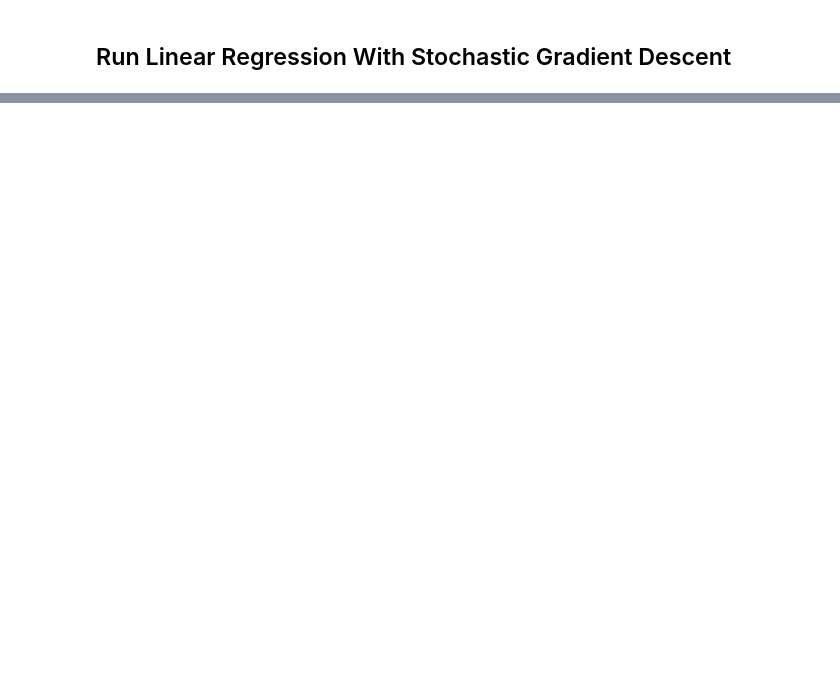
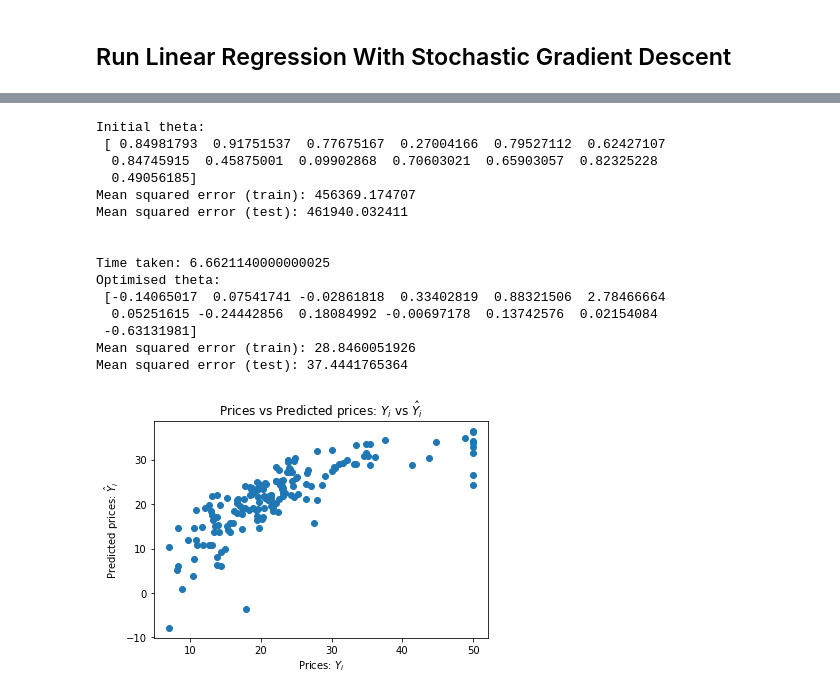
Before and after one commit to spiritedtechie/boston-house-prices-prediction, a Jupyter notebook: Boston House Prices - Linear Regression.ipynb, the cells around one changed output, grey strips where cells are left out. Drawn from its saved outputs; the diff is of its cells as text; code cells hidden in the pictures; blank space fills up the shorter version.

```diff
--- a/Boston House Prices - Linear Regression.ipynb
+++ b/Boston House Prices - Linear Regression.ipynb
@@ -227,0 +249,42 @@ TODO
+# %%
+debug = False
+num_of_iterations = 3000
+alpha = 0.00001 # learning rate
+
+initial_theta = np.random.rand((X.shape[1]))
+mse_on_train = mean_squared_error(X_train, y_train, initial_theta)
+mse_on_test = mean_squared_error(X_test, y_test, initial_theta)
+
+print('Initial theta: \n', initial_theta)
+print("Mean squared error (train):", mse_on_train)
+print("Mean squared error (test):", mse_on_test)
+
+print('\n')
+start = time.clock()
+optimised_theta = gradient_descent_stochastic(X_train, y_train, initial_theta, alpha, num_of_iterations)
+print("Time taken:", time.clock() - start)
+mse_on_train = mean_squared_error(X_train, y_train, optimised_theta)
+mse_on_test = mean_squared_error(X_test, y_test, optimised_theta)
+print('Optimised theta: \n', optimised_theta)
+print("Mean squared error (train):", mse_on_train)
+print("Mean squared error (test):", mse_on_test)
+
+y_pred = X_test.dot(optimised_theta.T)
+plot_actual_over_predicted(y_test, y_pred)
+# %% [output]
+Initial theta:
+ [ 0.84981793  0.91751537  0.77675167  0.27004166  0.79527112  0.62427107
+  0.84745915  0.45875001  0.09902868  0.70603021  0.65903057  0.82325228
+  0.49056185]
+Mean squared error (train): 456369.174707
+Mean squared error (test): 461940.032411
+
+
+Time taken: 6.6621140000000025
+Optimised theta:
+ [-0.14065017  0.07541741 -0.02861818  0.33402819  0.88321506  2.78466664
+  0.05251615 -0.24442856  0.18084992 -0.00697178  0.13742576  0.02154084
+ -0.63131981]
+Mean squared error (train): 28.8460051926
+Mean squared error (test): 37.4441765364
+[figure, added]
```
Also changed, not shown: parts of 6 cells of this notebook.
